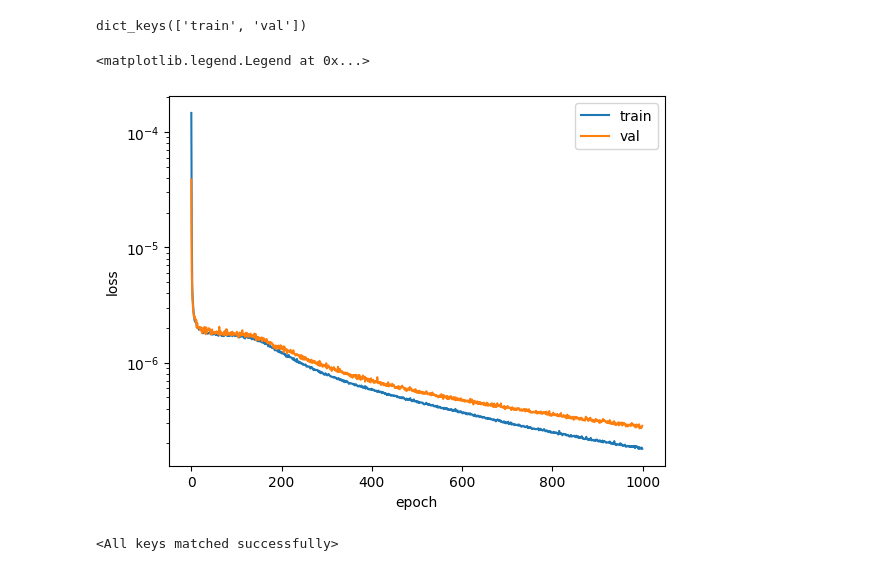
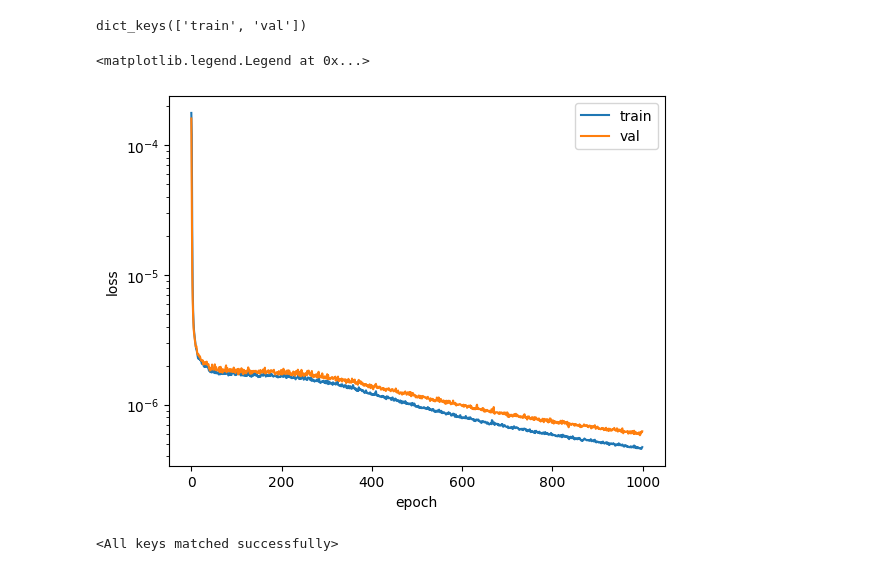
Before and after one commit to rkdan/Keystone, a Jupyter notebook: notebook.ipynb, the cells around one changed output. Drawn from its saved outputs; the diff is of its cells as text; code cells hidden in the pictures.

```diff
--- a/notebook.ipynb
+++ b/notebook.ipynb
@@ -14,7 +14,7 @@ import matplotlib.pyplot as plt
 # %%
 training_params = SimpleNamespace(
         file_path = './data/DKI_data/Ptrain.csv',
-        batch_size = 16,
+        batch_size = 32,
         val_size = 0.1,
         lr = 0.05,
         epochs = 1000,
@@ -22,5 +22,5 @@ training_params = SimpleNamespace(
         layers = [100]
     )
 # %%
-loss, network = train(training_params)
+loss, network, train_loader, val_loader = train(training_params)
 # %% [output]
@@ -40,14 +40,14 @@ losses.keys()
 # %% [output]
 dict_keys(['train', 'val'])
 # %%
-plt.semilogy(losses['train'], label='train')
-plt.semilogy(losses['val'], label='val')
+plt.semilogy(loss['train'], label='train')
+plt.semilogy(loss['val'], label='val')
 plt.xlabel('epoch')
 plt.ylabel('loss')
 plt.legend()
 # %% [output]
 <matplotlib.legend.Legend at 0x...>
-[figure, old version]
+[figure, new version]
 # %%
 state_dict = torch.load('./simple_net.pt')
 net = Net(100, 100, layers=[100])
```
Also changed, not shown: parts of 41 cells of this notebook, 7 other files.
